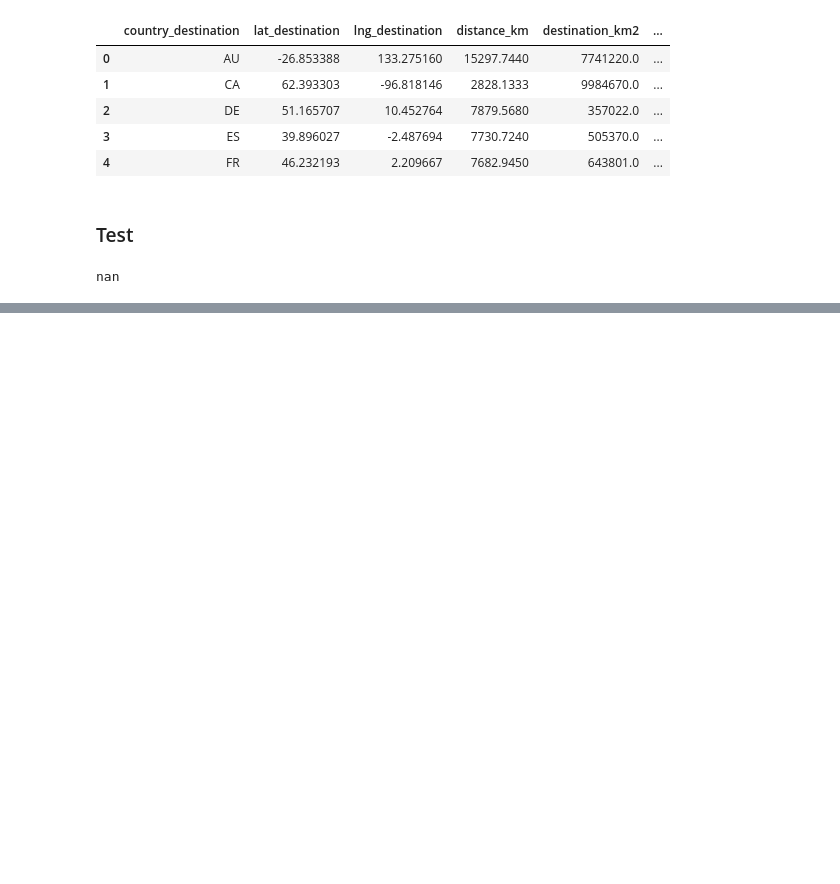
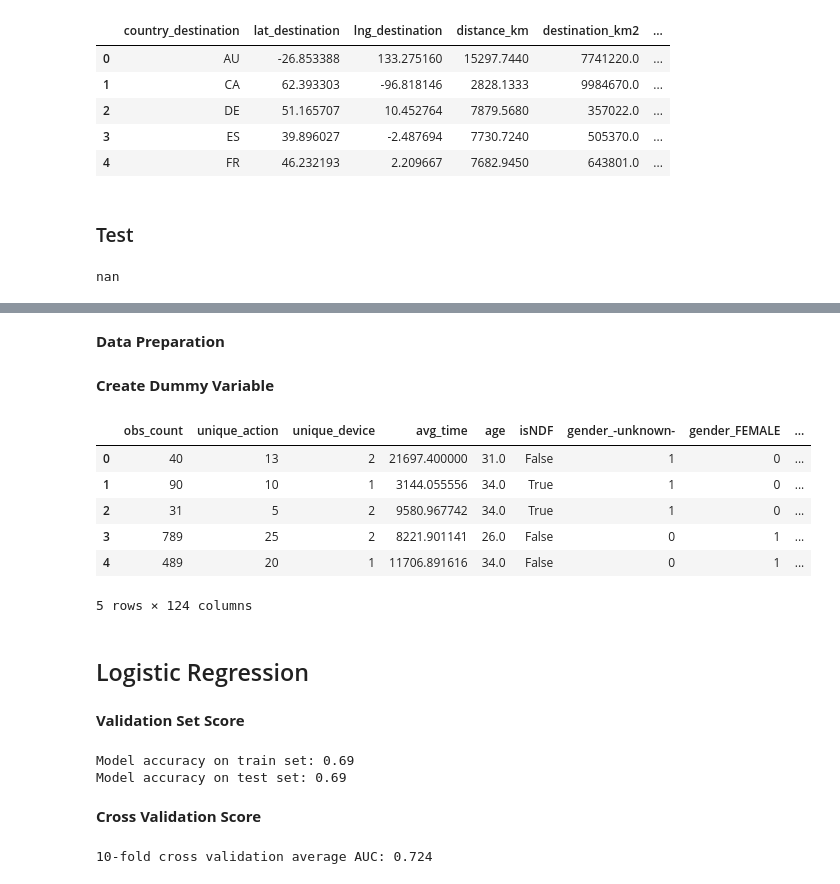
Before and after one commit to bkennedy04/msia420_airbnb_prediction, a Jupyter notebook: src/Airbnb 2.15.18.ipynb, the cells around one changed output, grey strips where cells are left out. Drawn from its saved outputs; the diff is of its cells as text; code cells hidden in the pictures; blank space fills up the shorter version.

Commit message:
add basic model

```diff
--- a/src/Airbnb 2.15.18.ipynb
+++ b/src/Airbnb 2.15.18.ipynb
@@ -483,0 +506,2 @@ nan
+# %%
+train_session['isNDF'] = [True if x == 'NDF' else False for x in train_session['country_destination']]
@@ -483,0 +536,59 @@ nan
+# %% [markdown]
+**Data Preparation**
+# %%
+train_binary = train_session.copy()
+drop_feature = ['user_id', 'total_secs_elapsed', 'date_account_created','timestamp_first_active','date_first_booking','country_destination']
+train_binary.drop(drop_feature, axis=1, inplace=True)
+# %% [markdown]
+**Create Dummy Variable**
+# %%
+categorical = ['gender', 'signup_method', 'signup_flow', 'language', 'affiliate_channel',
+                'affiliate_provider','first_affiliate_tracked','signup_app','first_device_type',
+               'first_browser']
+# %%
+# Convert data type as 'category'
+for i in categorical:
+    train_binary[i] = train_binary[i].astype('category')
+# %%
+# Create dummy variables
+train_binary_dummy = pd.get_dummies(train_binary, columns = categorical)
+train_binary_dummy.head()
+# %% [output]
+|  | obs_count | unique_action | unique_device | avg_time | age | isNDF | gender_-unknown- | gender_FEMALE | ... |
+| 0 | 40 | 13 | 2 | 21697.400000 | 31.0 | False | 1 | 0 | ... |
+| 1 | 90 | 10 | 1 | 3144.055556 | 34.0 | True | 1 | 0 | ... |
+| 2 | 31 | 5 | 2 | 9580.967742 | 34.0 | True | 1 | 0 | ... |
+| 3 | 789 | 25 | 2 | 8221.901141 | 26.0 | False | 0 | 1 | ... |
+| 4 | 489 | 20 | 1 | 11706.891616 | 34.0 | False | 0 | 1 | ... |
+5 rows × 124 columns
+# %% [markdown]
+## Logistic Regression
+# %% [markdown]
+**Validation Set Score**
+# %%
+# Split data into response and predictors
+y = train_binary_dummy['isNDF']
+x = train_binary_dummy.drop('isNDF', axis=1)
+
+# Create training and test data tables
+x_train, x_test, y_train, y_test = train_test_split(x, y, test_size = .3, random_state = SEED)
+
+# Fit logistic model
+logreg = LogisticRegression().fit(x_train, y_train)
+
+# Print out prediction accuracy for the data
+print('Model accuracy on train set: {:.2f}'.format(logreg.score(x_train, y_train)))
+print('Model accuracy on test set: {:.2f}'.format(logreg.score(x_test, y_test)))
+# %% [output]
+Model accuracy on train set: 0.69
+Model accuracy on test set: 0.69
+# %% [markdown]
+**Cross Validation Score**
+# %%
+kfold = model_selection.KFold(n_splits=10, random_state = SEED)
+modelCV = LogisticRegression()
+scoring = 'roc_auc'
+results = model_selection.cross_val_score(modelCV, x_train, y_train, cv=kfold, scoring=scoring)
+print("10-fold cross validation average AUC: %.3f" % (results.mean()))
+# %% [output]
+10-fold cross validation average AUC: 0.724
```
Also changed, not shown: parts of 67 cells of this notebook.
